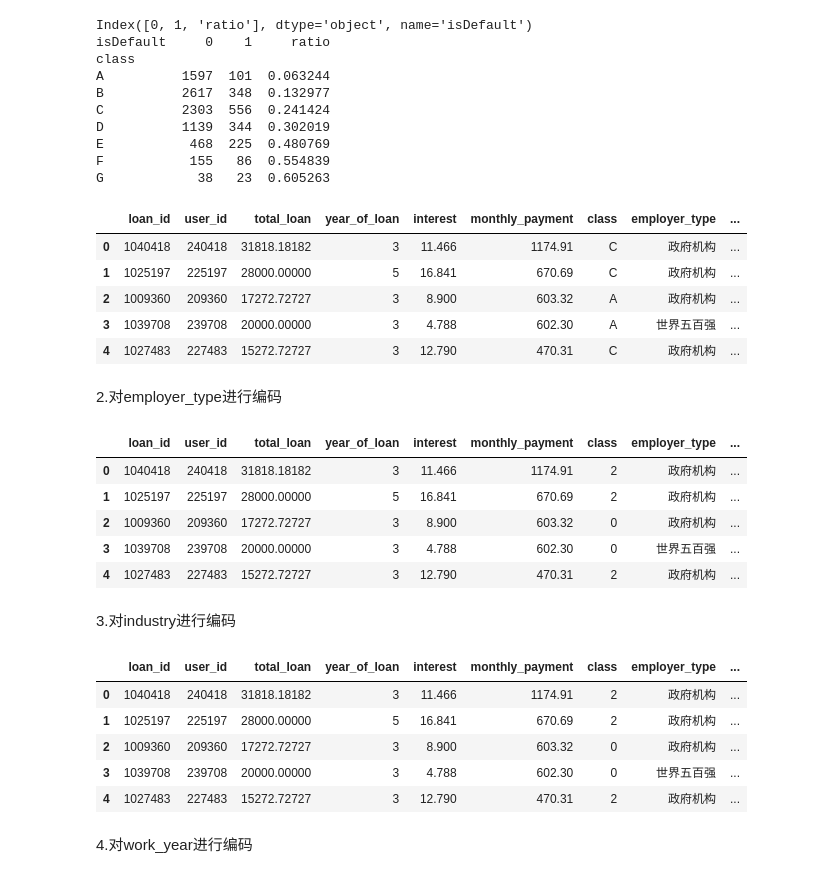
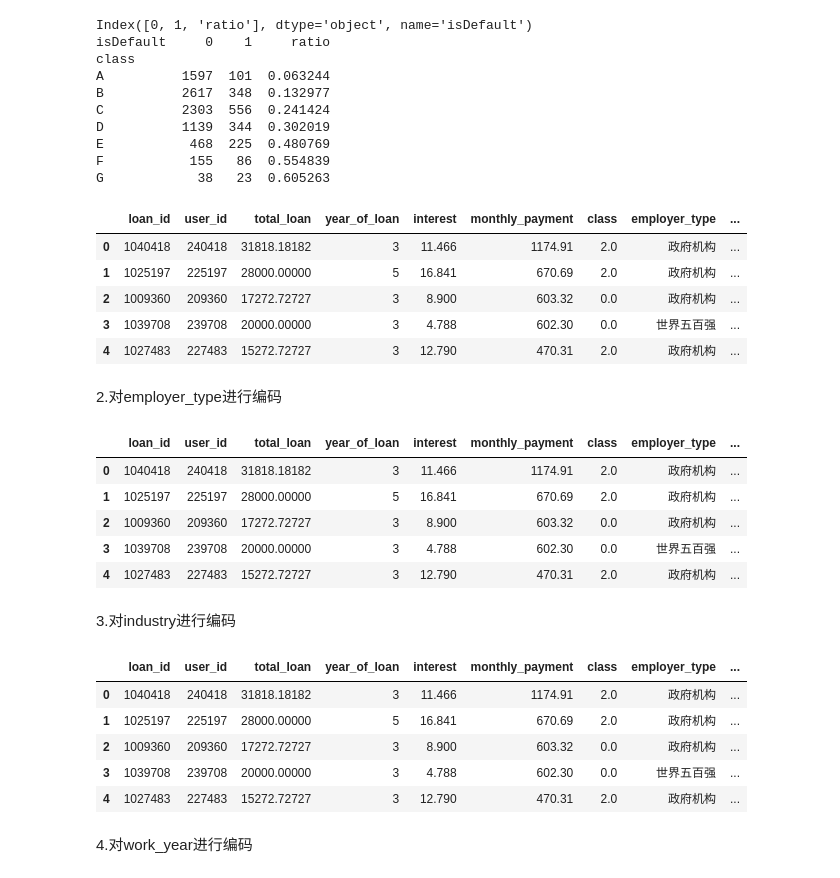
Before and after one commit to YongtengCai/Data-Mining, a Jupyter notebook: hw1/hw1.ipynb, the cells around one changed output. Drawn from its saved outputs; the diff is of its cells as text; code cells hidden in the pictures.

```diff
--- a/hw1/hw1.ipynb
+++ b/hw1/hw1.ipynb
@@ -115,16 +113,16 @@ G            38   23  0.605263
 # %%
 #利用OrdinalEncoder对class进行序数编码
 from sklearn.preprocessing import OrdinalEncoder
 encoder = OrdinalEncoder(categories = [['A','B','C','D','E','F','G']])
-data['class_encoded'] = encoder.fit_transform(data[['class']])
+data['class'] = encoder.fit_transform(data[['class']])
 data.head()
 # %% [output]
 |  | loan_id | user_id | total_loan | year_of_loan | interest | monthly_payment | class | employer_type | ... |
-| 0 | 1040418 | 240418 | 31818.18182 | 3 | 11.466 | 1174.91 | C | 政府机构 | ... |
-| 1 | 1025197 | 225197 | 28000.00000 | 5 | 16.841 | 670.69 | C | 政府机构 | ... |
-| 2 | 1009360 | 209360 | 17272.72727 | 3 | 8.900 | 603.32 | A | 政府机构 | ... |
-| 3 | 1039708 | 239708 | 20000.00000 | 3 | 4.788 | 602.30 | A | 世界五百强 | ... |
-| 4 | 1027483 | 227483 | 15272.72727 | 3 | 12.790 | 470.31 | C | 政府机构 | ... |
+| 0 | 1040418 | 240418 | 31818.18182 | 3 | 11.466 | 1174.91 | 2.0 | 政府机构 | ... |
+| 1 | 1025197 | 225197 | 28000.00000 | 5 | 16.841 | 670.69 | 2.0 | 政府机构 | ... |
+| 2 | 1009360 | 209360 | 17272.72727 | 3 | 8.900 | 603.32 | 0.0 | 政府机构 | ... |
+| 3 | 1039708 | 239708 | 20000.00000 | 3 | 4.788 | 602.30 | 0.0 | 世界五百强 | ... |
+| 4 | 1027483 | 227483 | 15272.72727 | 3 | 12.790 | 470.31 | 2.0 | 政府机构 | ... |
 # %% [markdown]
 2.对employer_type进行编码
 # %%
@@ -132,11 +130,11 @@ data = data.join(pd.get_dummies(data['employer_type'], prefix ='employer_tpye',
 data.head()
 # %% [output]
 |  | loan_id | user_id | total_loan | year_of_loan | interest | monthly_payment | class | employer_type | ... |
-| 0 | 1040418 | 240418 | 31818.18182 | 3 | 11.466 | 1174.91 | 2 | 政府机构 | ... |
-| 1 | 1025197 | 225197 | 28000.00000 | 5 | 16.841 | 670.69 | 2 | 政府机构 | ... |
-| 2 | 1009360 | 209360 | 17272.72727 | 3 | 8.900 | 603.32 | 0 | 政府机构 | ... |
-| 3 | 1039708 | 239708 | 20000.00000 | 3 | 4.788 | 602.30 | 0 | 世界五百强 | ... |
-| 4 | 1027483 | 227483 | 15272.72727 | 3 | 12.790 | 470.31 | 2 | 政府机构 | ... |
+| 0 | 1040418 | 240418 | 31818.18182 | 3 | 11.466 | 1174.91 | 2.0 | 政府机构 | ... |
+| 1 | 1025197 | 225197 | 28000.00000 | 5 | 16.841 | 670.69 | 2.0 | 政府机构 | ... |
+| 2 | 1009360 | 209360 | 17272.72727 | 3 | 8.900 | 603.32 | 0.0 | 政府机构 | ... |
+| 3 | 1039708 | 239708 | 20000.00000 | 3 | 4.788 | 602.30 | 0.0 | 世界五百强 | ... |
+| 4 | 1027483 | 227483 | 15272.72727 | 3 | 12.790 | 470.31 | 2.0 | 政府机构 | ... |
 # %% [markdown]
 3.对industry进行编码
 # %%
@@ -144,11 +142,11 @@ data = data.join(pd.get_dummies(data['industry'], prefix ='industry', drop_first
 data.head()
 # %% [output]
 |  | loan_id | user_id | total_loan | year_of_loan | interest | monthly_payment | class | employer_type | ... |
-| 0 | 1040418 | 240418 | 31818.18182 | 3 | 11.466 | 1174.91 | 2 | 政府机构 | ... |
-| 1 | 1025197 | 225197 | 28000.00000 | 5 | 16.841 | 670.69 | 2 | 政府机构 | ... |
-| 2 | 1009360 | 209360 | 17272.72727 | 3 | 8.900 | 603.32 | 0 | 政府机构 | ... |
-| 3 | 1039708 | 239708 | 20000.00000 | 3 | 4.788 | 602.30 | 0 | 世界五百强 | ... |
-| 4 | 1027483 | 227483 | 15272.72727 | 3 | 12.790 | 470.31 | 2 | 政府机构 | ... |
+| 0 | 1040418 | 240418 | 31818.18182 | 3 | 11.466 | 1174.91 | 2.0 | 政府机构 | ... |
+| 1 | 1025197 | 225197 | 28000.00000 | 5 | 16.841 | 670.69 | 2.0 | 政府机构 | ... |
+| 2 | 1009360 | 209360 | 17272.72727 | 3 | 8.900 | 603.32 | 0.0 | 政府机构 | ... |
+| 3 | 1039708 | 239708 | 20000.00000 | 3 | 4.788 | 602.30 | 0.0 | 世界五百强 | ... |
+| 4 | 1027483 | 227483 | 15272.72727 | 3 | 12.790 | 470.31 | 2.0 | 政府机构 | ... |
 # %% [markdown]
 4.对work_year进行编码
 # %%
```
Also changed, not shown: parts of 24 cells of this notebook.
